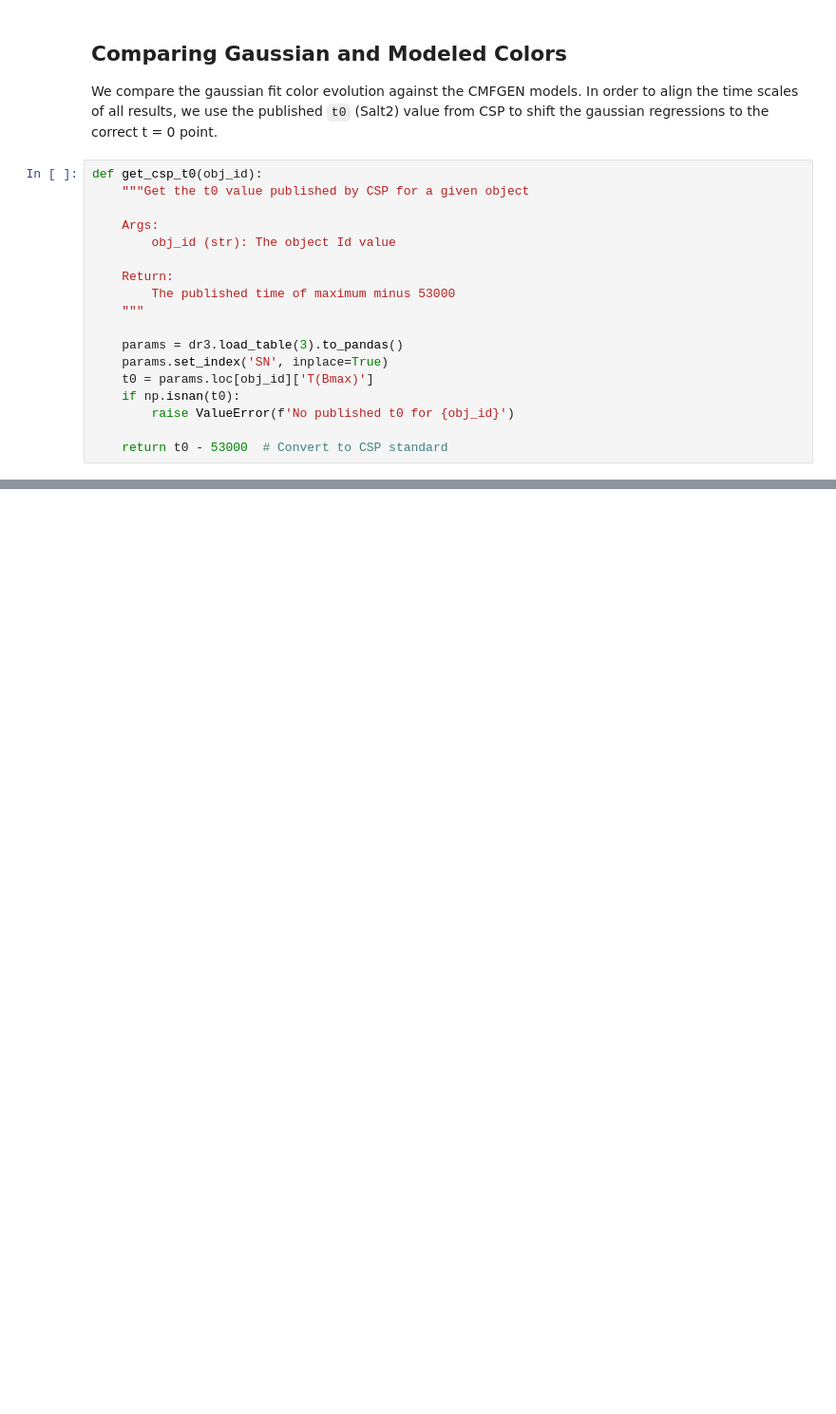
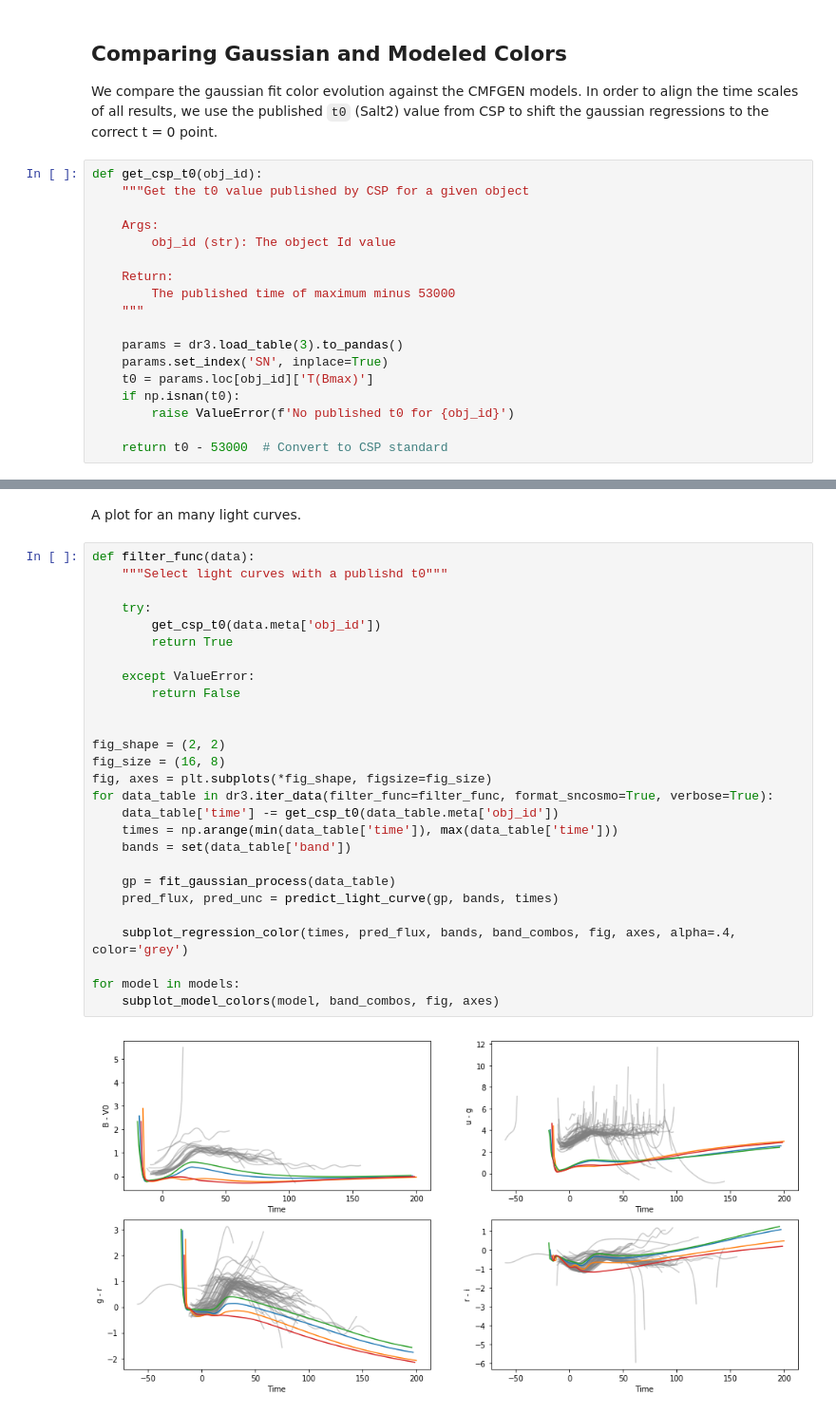
Before and after one commit to mwvgroup/csp-cmfgen, a Jupyter notebook: notebooks/gaussian_regression_colors.ipynb, the cells around one changed output, grey strips where cells are left out. Shown: that part at 95% size. Cells and saved outputs as stored; diff of their text form; blank space fills up the shorter version.

```diff
--- a/notebooks/gaussian_regression_colors.ipynb
+++ b/notebooks/gaussian_regression_colors.ipynb
@@ -285,0 +288,31 @@ axes[-1][-1].legend()
+# %% [markdown]
+A plot for an many light curves.
+# %%
+def filter_func(data):
+    """Select light curves with a publishd t0"""
+
+    try:
+        get_csp_t0(data.meta['obj_id'])
+        return True
+
+    except ValueError:
+        return False
+
+
+fig_shape = (2, 2)
+fig_size = (16, 8)
+fig, axes = plt.subplots(*fig_shape, figsize=fig_size)
+for data_table in dr3.iter_data(filter_func=filter_func, format_sncosmo=True, verbose=True):
+    data_table['time'] -= get_csp_t0(data_table.meta['obj_id'])
+    times = np.arange(min(data_table['time']), max(data_table['time']))
+    bands = set(data_table['band'])
+
+    gp = fit_gaussian_process(data_table)
+    pred_flux, pred_unc = predict_light_curve(gp, bands, times)
+
+    subplot_regression_color(times, pred_flux, bands, band_combos, fig, axes, alpha=.4, color='grey')
+
+for model in models:
+    subplot_model_colors(model, band_combos, fig, axes)
+# %% [output]
+[figure, added]
```
Also changed, not shown: parts of 8 cells of this notebook.
